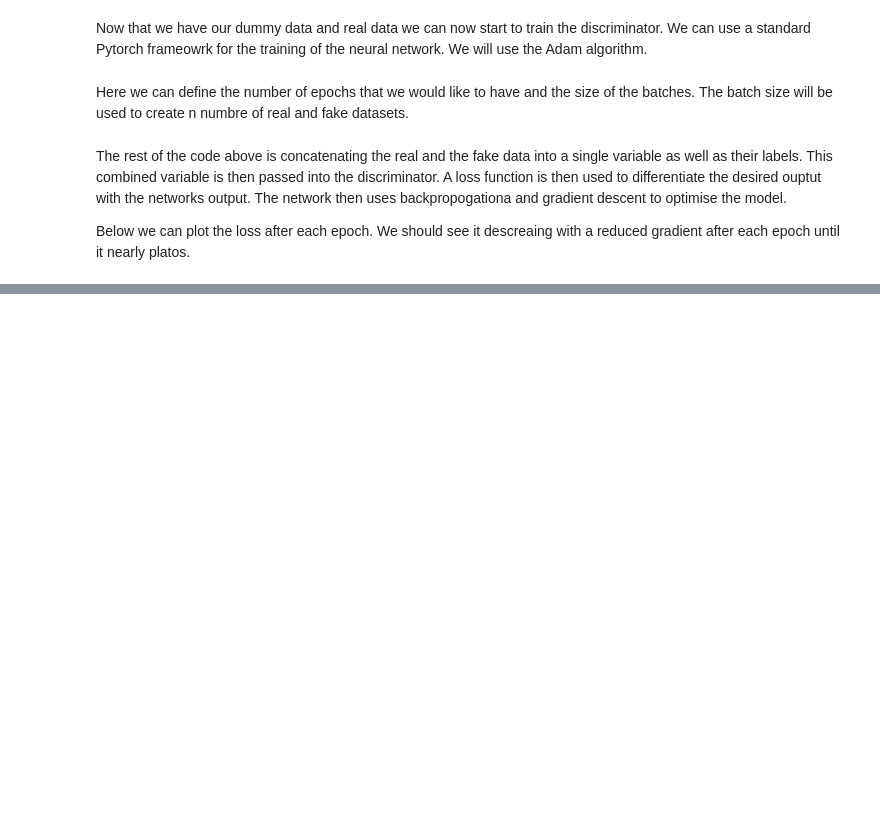
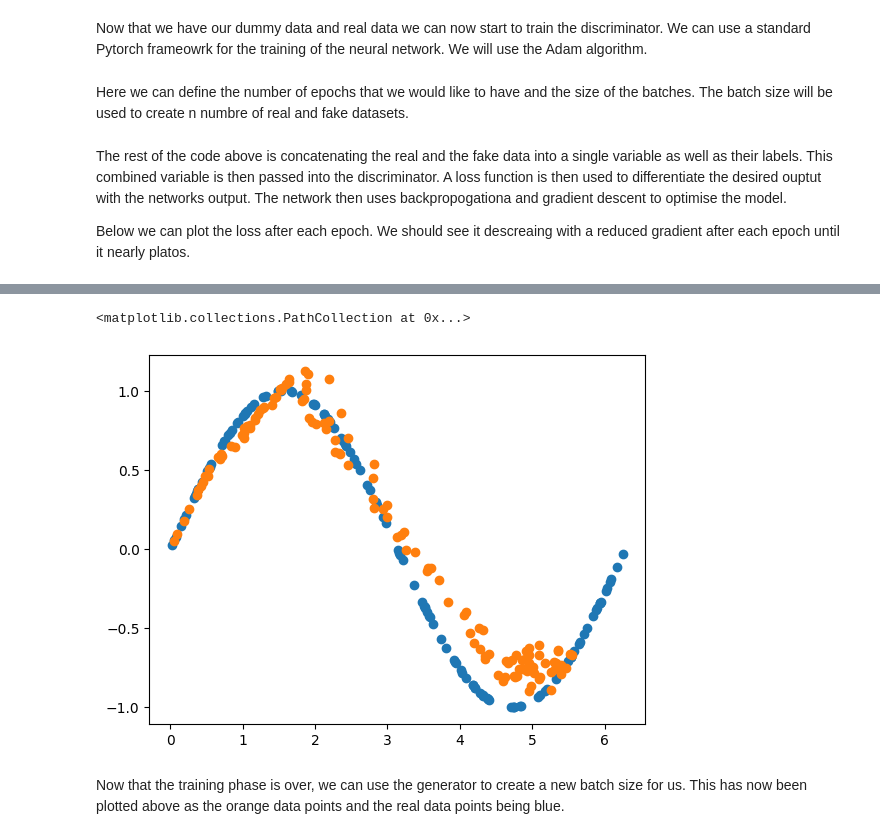
Before and after one commit to Rahy-Premji/NvidiaSpringWeek, a Jupyter notebook: GANsNotebook.ipynb, the cells around one changed output, grey strips where cells are left out. Drawn from its saved outputs; the diff is of its cells as text; code cells hidden in the pictures; blank space fills up the shorter version.

```diff
--- a/GANsNotebook.ipynb
+++ b/GANsNotebook.ipynb
@@ -156,0 +412,8 @@ Text(0.5, 1.0, 'Plot of the loss after each epoch')
+# %%
+plt.scatter(real_data[:,0].detach().numpy(), real_data[:,1].detach().numpy())
+plt.scatter(fake_data[:,0].detach().numpy(), fake_data[:,1].detach().numpy())
+# %% [output]
+<matplotlib.collections.PathCollection at 0x...>
+[figure, added]
+# %% [markdown]
+Now that the training phase is over, we can use the generator to create a new batch size for us. This has now been plotted above as the orange data points and the real data points being blue.
```
Also changed, not shown: parts of 29 cells of this notebook.
